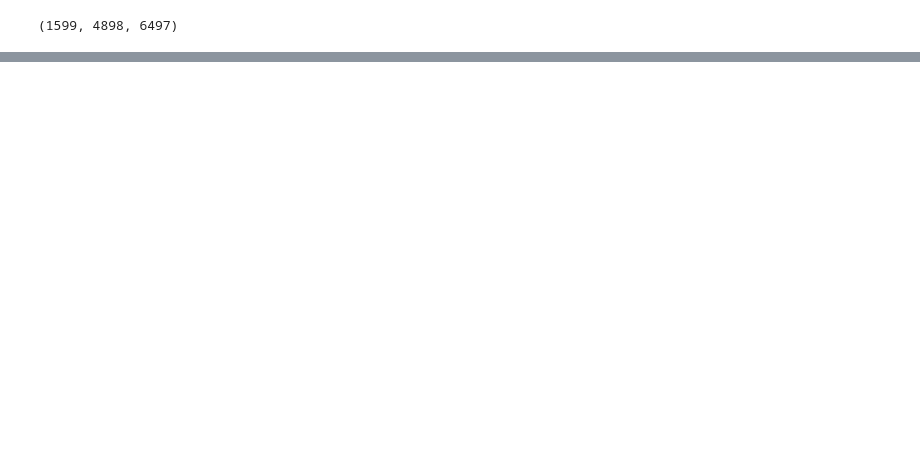
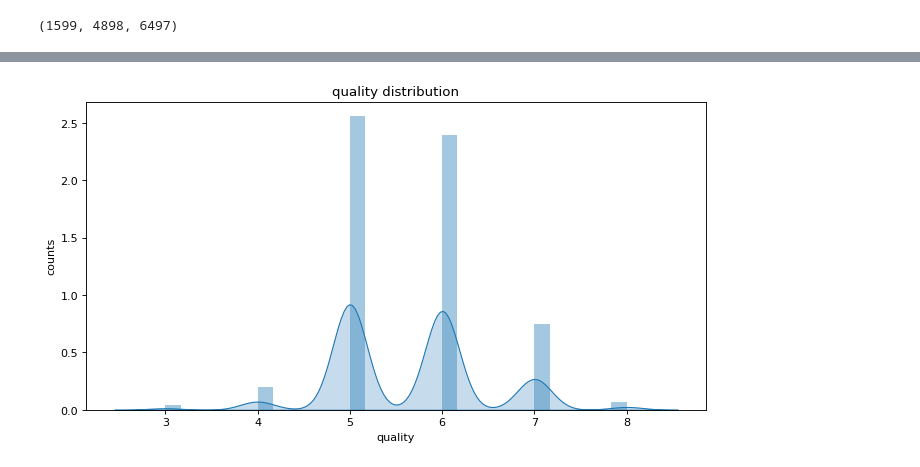
Before and after one commit to wzf2000/rrl, a Jupyter notebook: dataset/WineQuality/data_analysis.ipynb, the cells around one changed output, grey strips where cells are left out. Drawn from its saved outputs; the diff is of its cells as text; code cells hidden in the pictures; blank space fills up the shorter version.

```diff
--- a/dataset/WineQuality/data_analysis.ipynb
+++ b/dataset/WineQuality/data_analysis.ipynb
@@ -9,11 +9,12 @@ warnings.filterwarnings('ignore')
 # %%
 filepath_1 = 'winequality-red.csv'
 filepath_2 = 'winequality-white.csv'
-dataname = 'WineQuality'
+datanames = ['RedWineQuality', 'WhiteWineQuality', 'WineQuality']
 # %%
 df_1 = pd.read_csv(filepath_1, sep=';')
 df_2 = pd.read_csv(filepath_2, sep=';')
 df = pd.concat([df_1, df_2])
+dfs = [df_1, df_2, df]
 len(df_1), len(df_2), len(df)
 # %% [output]
 (1599, 4898, 6497)
@@ -25,12 +21,12 @@ print("|[{}]({})| {} | {} | mixed|".format(dataname, data_link, len(df), len(df.
 # %%
-info_filepath = dataname+'.info'
+info_filepath = datanames[0]+'.info'
 with open(info_filepath, 'w') as f:
-    for col in df.columns[:-1]:
-        if len(df[col].unique()) <= 10:
-            print(col, df[col].unique())
+    for col in dfs[0].columns[:-1]:
+        if len(dfs[0][col].unique()) <= 10:
+            print(col, dfs[0][col].unique())
             f.write(col + ' discrete\n')
         else:
             f.write(col + ' continuous\n')
-    f.write(df.columns[-1] + ' continuous\n')  # consider target value as continuous variable
+    f.write(dfs[0].columns[-1] + ' continuous\n')  # consider target value as continuous variable
     f.write('LABEL_POS -1')
 # %%
@@ -37,0 +48,10 @@ df.to_csv(dataname+'.data', index=False, header=False)
+# %%
+# y label distribution
+plt.figure(num = None, figsize = (10,5), dpi = 80, facecolor = 'w', edgecolor = 'k')
+sns.distplot(dfs[0].iloc[:, -1], hist=True, kde_kws={"shade": True})
+plt.ylabel('counts')
+plt.title(f'{dfs[0].columns[-1]} distribution')
+plt.savefig('figs/'+datanames[0]+'_label_distribution.png', dpi=300, bbox_inches='tight')
+plt.show()
+# %% [output]
+[figure, added]
```
Also changed, not shown: parts of 8 cells of this notebook, 9 other files.
